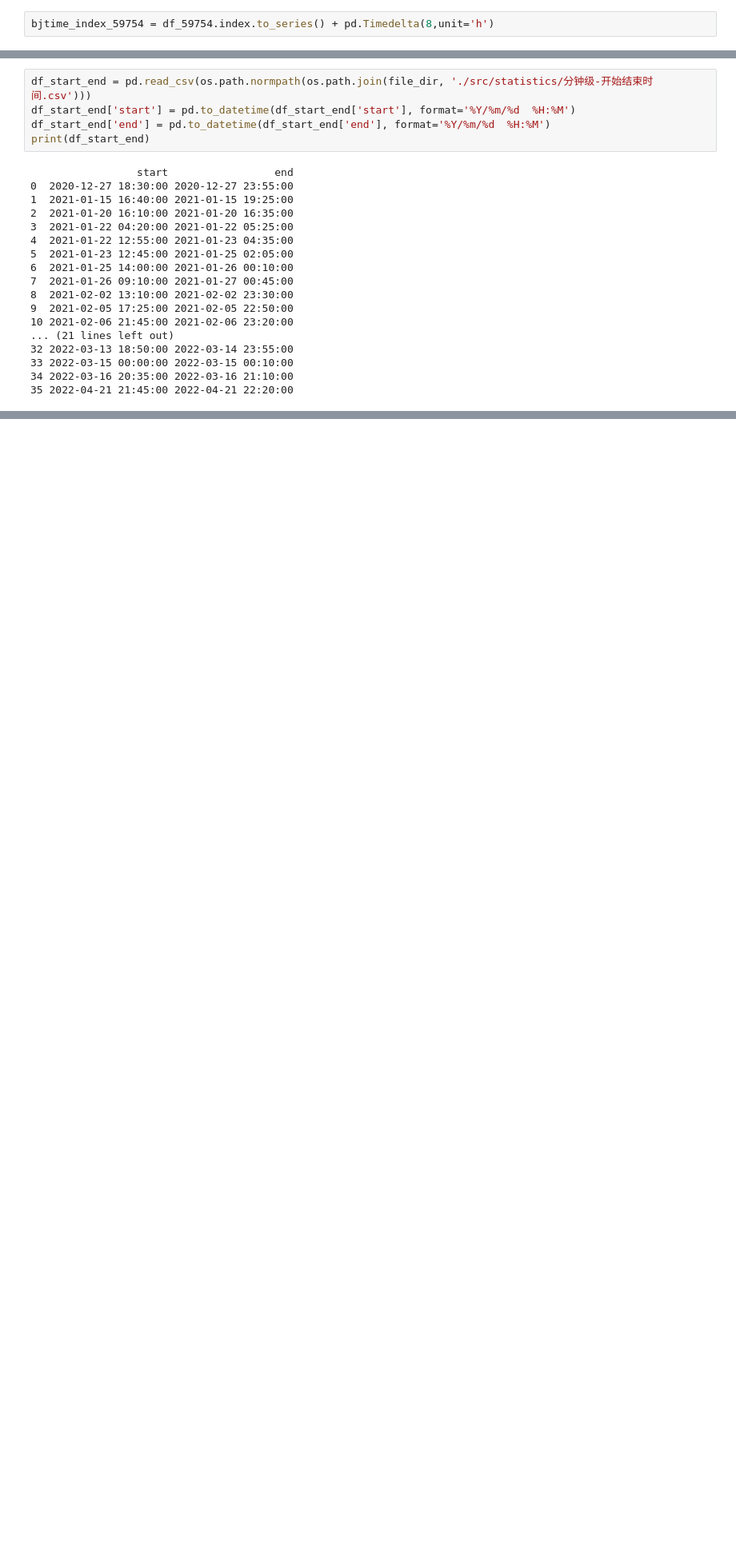
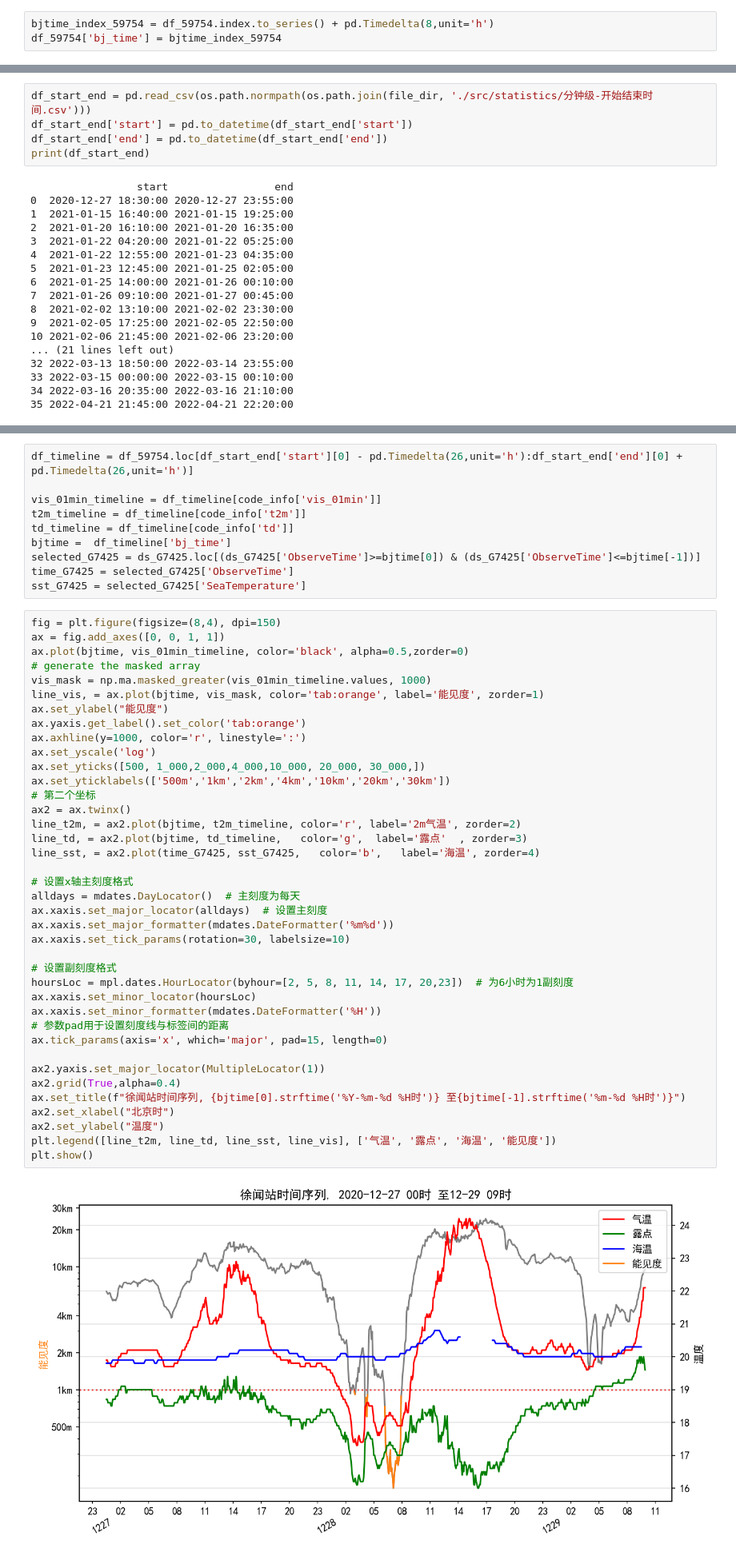
Before and after one commit to hanchyhill/python, a Jupyter notebook: seafog/src/statistics/draw_fog_timeline.ipynb, the cells around one changed output, grey strips where cells are left out. Shown at 80% size. Saved outputs shown, nothing was run; the diff lists cells and outputs as text; blank space fills up the shorter version.

```diff
--- a/seafog/src/statistics/draw_fog_timeline.ipynb
+++ b/seafog/src/statistics/draw_fog_timeline.ipynb
@@ -59,6 +61,7 @@ df_59754.index = pd.to_datetime(df_59754["DDATETIME"])
 df_code = pd.read_csv(os.path.normpath(os.path.join(file_dir, './code_readme.csv')),sep=',')
 # %%
 bjtime_index_59754 = df_59754.index.to_series() + pd.Timedelta(8,unit='h')
+df_59754['bj_time'] = bjtime_index_59754
 # %%
 code_info = {
   'vis01':'V20059',
@@ -82,7 +83,7 @@ FileNotFoundError: File H:\github\python\seafog\data\G7425\G7425_202012to202209.
 # %%
 df_start_end = pd.read_csv(os.path.normpath(os.path.join(file_dir, './src/statistics/分钟级-开始结束时间.csv')))
-df_start_end['start'] = pd.to_datetime(df_start_end['start'], format='%Y/%m/%d  %H:%M')
-df_start_end['end'] = pd.to_datetime(df_start_end['end'], format='%Y/%m/%d  %H:%M')
+df_start_end['start'] = pd.to_datetime(df_start_end['start'])
+df_start_end['end'] = pd.to_datetime(df_start_end['end'])
 print(df_start_end)
 # %% [output]
                  start                 end
@@ -125,0 +106,51 @@ Name: start, dtype: datetime64[ns]
+# %%
+df_timeline = df_59754.loc[df_start_end['start'][0] - pd.Timedelta(26,unit='h'):df_start_end['end'][0] + pd.Timedelta(26,unit='h')]
+
+vis_01min_timeline = df_timeline[code_info['vis_01min']]
+t2m_timeline = df_timeline[code_info['t2m']]
+td_timeline = df_timeline[code_info['td']]
+bjtime =  df_timeline['bj_time']
+selected_G7425 = ds_G7425.loc[(ds_G7425['ObserveTime']>=bjtime[0]) & (ds_G7425['ObserveTime']<=bjtime[-1])]
+time_G7425 = selected_G7425['ObserveTime']
+sst_G7425 = selected_G7425['SeaTemperature']
+# %%
+fig = plt.figure(figsize=(8,4), dpi=150)
+ax = fig.add_axes([0, 0, 1, 1])
+ax.plot(bjtime, vis_01min_timeline, color='black', alpha=0.5,zorder=0)
+# generate the masked array
+vis_mask = np.ma.masked_greater(vis_01min_timeline.values, 1000)
+line_vis, = ax.plot(bjtime, vis_mask, color='tab:orange', label='能见度', zorder=1)
+ax.set_ylabel("能见度")
+ax.yaxis.get_label().set_color('tab:orange')
+ax.axhline(y=1000, color='r', linestyle=':')
+ax.set_yscale('log')
+ax.set_yticks([500, 1_000,2_000,4_000,10_000, 20_000, 30_000,])
+ax.set_yticklabels(['500m','1km','2km','4km','10km','20km','30km'])
+# 第二个坐标
+ax2 = ax.twinx()
+line_t2m, = ax2.plot(bjtime, t2m_timeline, color='r', label='2m气温', zorder=2)
+line_td, = ax2.plot(bjtime, td_timeline,   color='g',  label='露点'  , zorder=3)
+line_sst, = ax2.plot(time_G7425, sst_G7425,   color='b',   label='海温', zorder=4)
+
+# 设置x轴主刻度格式
+alldays = mdates.DayLocator()  # 主刻度为每天
+ax.xaxis.set_major_locator(alldays)  # 设置主刻度
+ax.xaxis.set_major_formatter(mdates.DateFormatter('%m%d'))
+ax.xaxis.set_tick_params(rotation=30, labelsize=10)
+
+# 设置副刻度格式
+hoursLoc = mpl.dates.HourLocator(byhour=[2, 5, 8, 11, 14, 17, 20,23])  # 为6小时为1副刻度
+ax.xaxis.set_minor_locator(hoursLoc)
+ax.xaxis.set_minor_formatter(mdates.DateFormatter('%H'))
+# 参数pad用于设置刻度线与标签间的距离
+ax.tick_params(axis='x', which='major', pad=15, length=0)
+
+ax2.yaxis.set_major_locator(MultipleLocator(1))
+ax2.grid(True,alpha=0.4)
+ax.set_title(f"徐闻站时间序列, {bjtime[0].strftime('%Y-%m-%d %H时')} 至{bjtime[-1].strftime('%m-%d %H时')}")
+ax2.set_xlabel("北京时")
+ax2.set_ylabel("温度")
+plt.legend([line_t2m, line_td, line_sst, line_vis], ['气温', '露点', '海温', '能见度'])
+plt.show()
+# %% [output]
+[figure, added]
```
Also changed, not shown: parts of 5 cells of this notebook, 6 other files.
